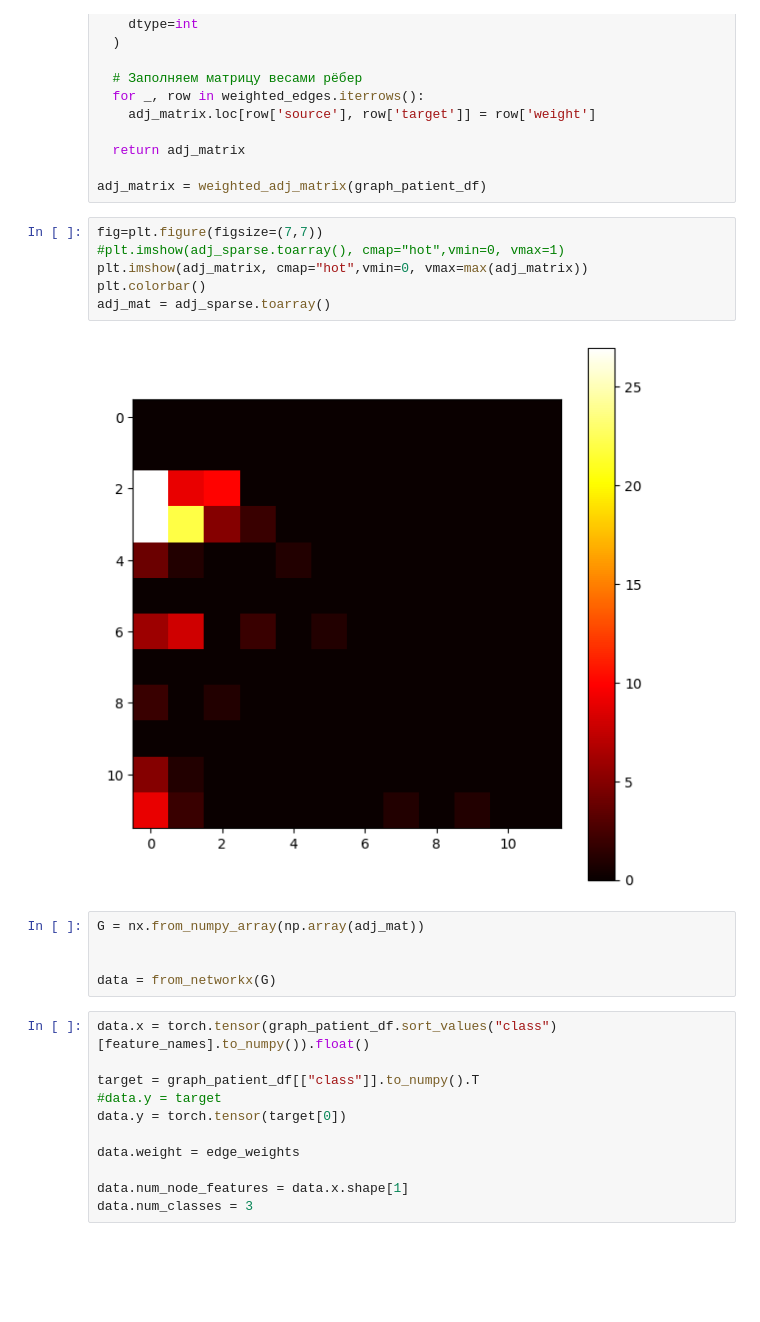
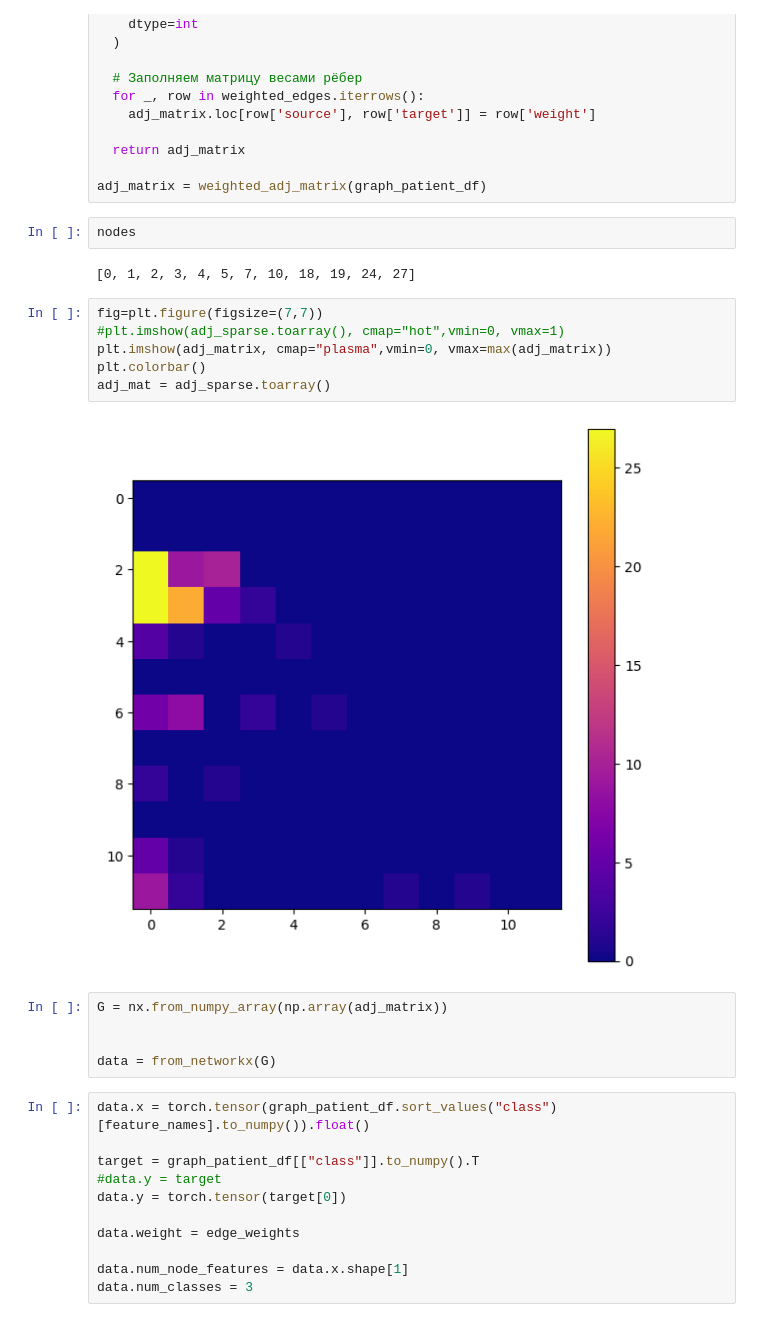
Before and after one commit to TAUforPython/machinelearning, a Jupyter notebook: GNN simple example Graph Convolution Network.ipynb, the cells around one changed output. Saved outputs shown, nothing was run; the diff lists cells and outputs as text; blank space fills up the shorter version.

```diff
--- a/GNN simple example Graph Convolution Network.ipynb
+++ b/GNN simple example Graph Convolution Network.ipynb
@@ -317,16 +317,20 @@ def weighted_adj_matrix(df):
   return adj_matrix
 
 adj_matrix = weighted_adj_matrix(graph_patient_df)
+# %%
+nodes
+# %% [output]
+[0, 1, 2, 3, 4, 5, 7, 10, 18, 19, 24, 27]
 # %%
 fig=plt.figure(figsize=(7,7))
 #plt.imshow(adj_sparse.toarray(), cmap="hot",vmin=0, vmax=1)
-plt.imshow(adj_matrix, cmap="hot",vmin=0, vmax=max(adj_matrix))
+plt.imshow(adj_matrix, cmap="plasma",vmin=0, vmax=max(adj_matrix))
 plt.colorbar()
 adj_mat = adj_sparse.toarray()
 # %% [output]
-[figure, old version]
+[figure, new version]
 # %%
-G = nx.from_numpy_array(np.array(adj_mat))
+G = nx.from_numpy_array(np.array(adj_matrix))
 
 
 data = from_networkx(G)
```
Also changed, not shown: parts of 4 cells of this notebook.
